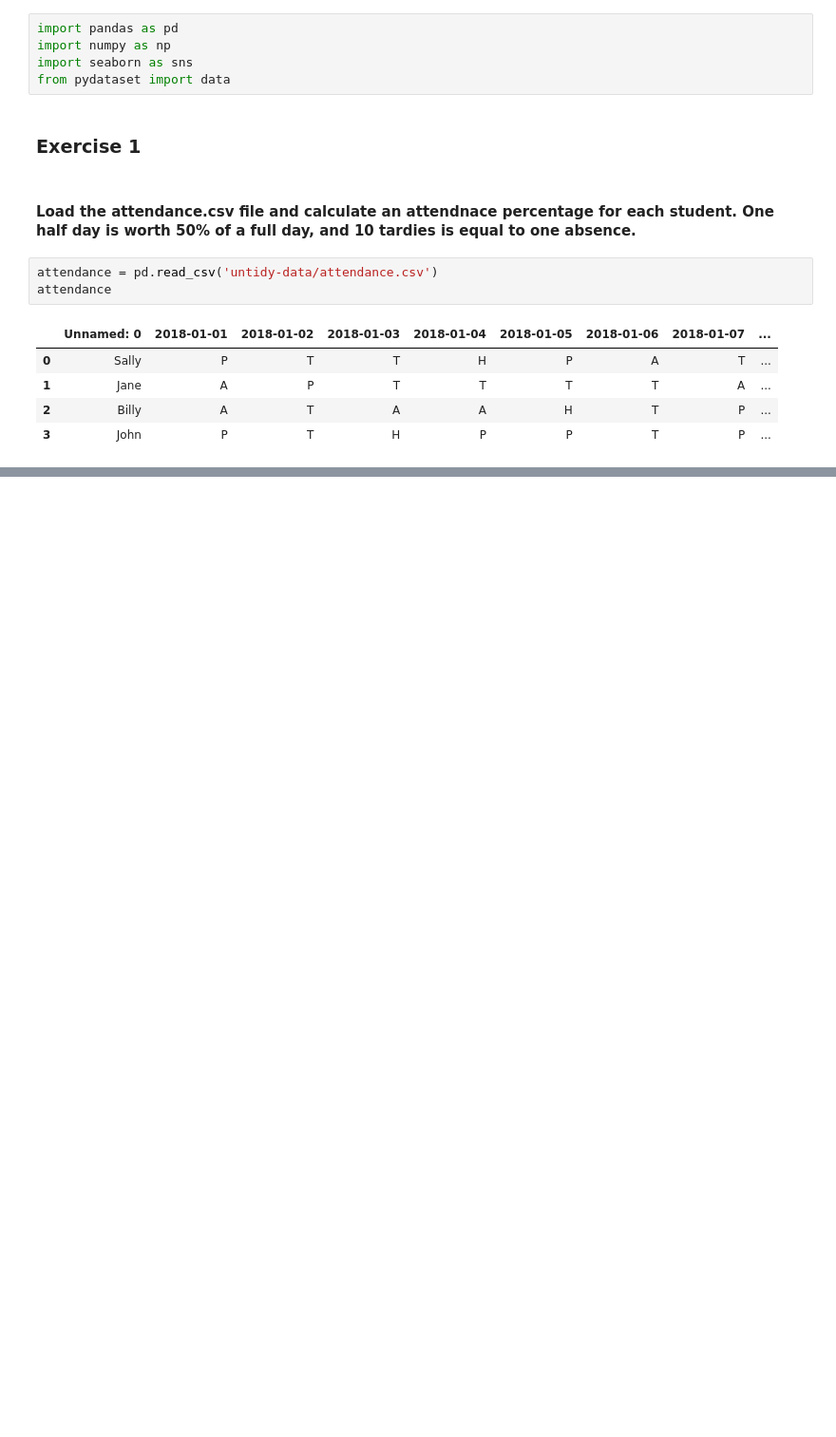
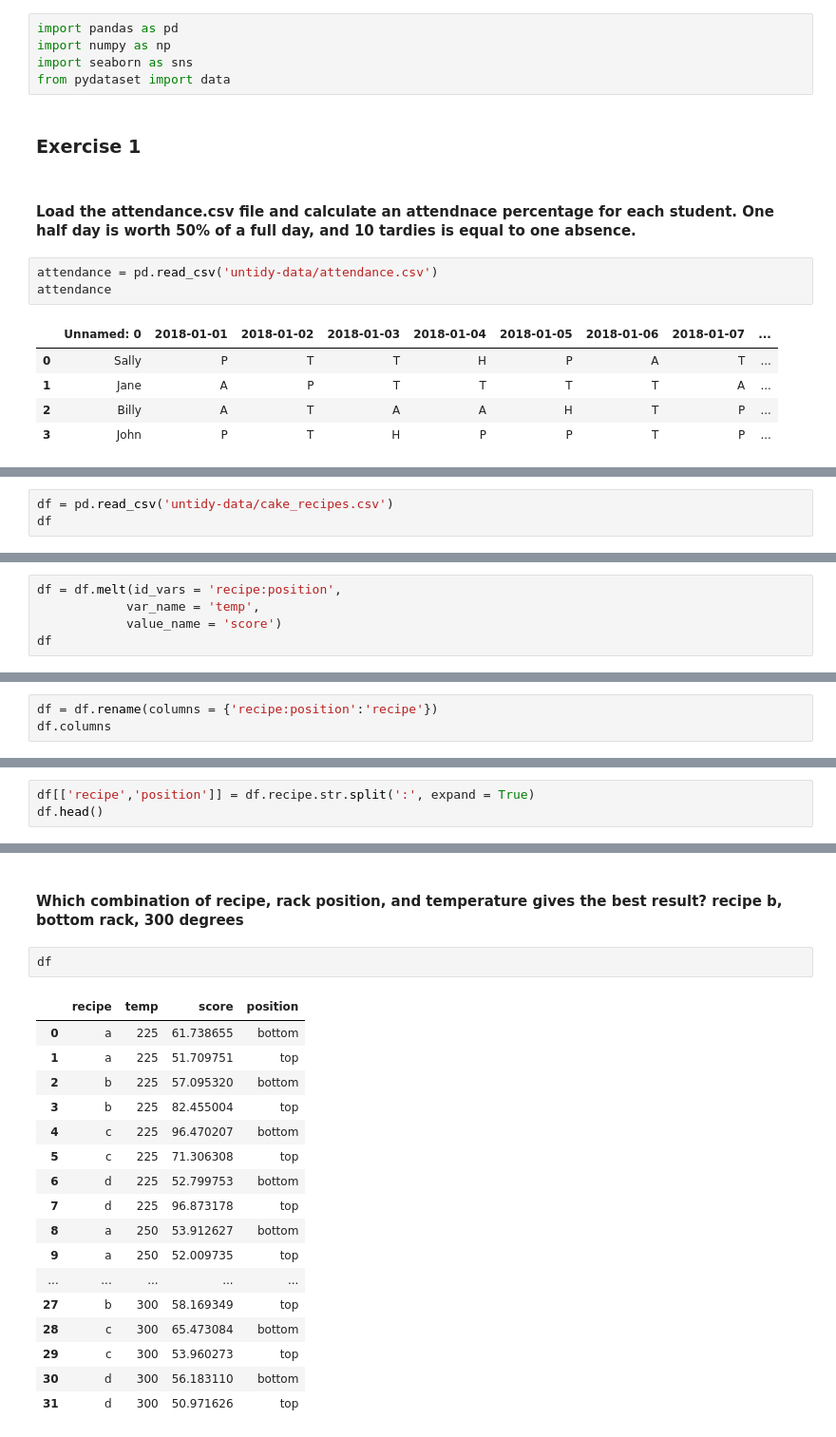
Before and after one commit to Joshua-C-Bryant/classification-exercises, a Jupyter notebook: tidy_data.ipynb, the cells around one changed output, grey strips where cells are left out. Shown at 95% size. Saved outputs shown, nothing was run; the diff lists cells and outputs as text; blank space fills up the shorter version.

```diff
--- a/tidy_data.ipynb
+++ b/tidy_data.ipynb
@@ -23,0 +130,3 @@ attendance = attendance.melt(attendance, id_vars=['Name'])
+# %%
+df = pd.read_csv('untidy-data/cake_recipes.csv')
+df
@@ -23,0 +145,5 @@ attendance = attendance.melt(attendance, id_vars=['Name'])
+# %%
+df = df.melt(id_vars = 'recipe:position',
+            var_name = 'temp',
+            value_name = 'score')
+df
@@ -23,0 +168,3 @@ attendance = attendance.melt(attendance, id_vars=['Name'])
+# %%
+df = df.rename(columns = {'recipe:position':'recipe'})
+df.columns
@@ -23,0 +182,3 @@ attendance = attendance.melt(attendance, id_vars=['Name'])
+# %%
+df[['recipe','position']] = df.recipe.str.split(':', expand = True)
+df.head()
@@ -23,0 +247,22 @@ attendance = attendance.melt(attendance, id_vars=['Name'])
+# %% [markdown]
+#### Which combination of recipe, rack position, and temperature gives the best result? recipe b, bottom rack, 300 degrees
+# %%
+df
+# %% [output]
+|  | recipe | temp | score | position |
+| 0 | a | 225 | 61.738655 | bottom |
+| 1 | a | 225 | 51.709751 | top |
+| 2 | b | 225 | 57.095320 | bottom |
+| 3 | b | 225 | 82.455004 | top |
+| 4 | c | 225 | 96.470207 | bottom |
+| 5 | c | 225 | 71.306308 | top |
+| 6 | d | 225 | 52.799753 | bottom |
+| 7 | d | 225 | 96.873178 | top |
+| 8 | a | 250 | 53.912627 | bottom |
+| 9 | a | 250 | 52.009735 | top |
+| ... | ... | ... | ... | ... |
+| 27 | b | 300 | 58.169349 | top |
+| 28 | c | 300 | 65.473084 | bottom |
+| 29 | c | 300 | 53.960273 | top |
+| 30 | d | 300 | 56.183110 | bottom |
+| 31 | d | 300 | 50.971626 | top |
```
Also changed, not shown: parts of 27 cells of this notebook.
